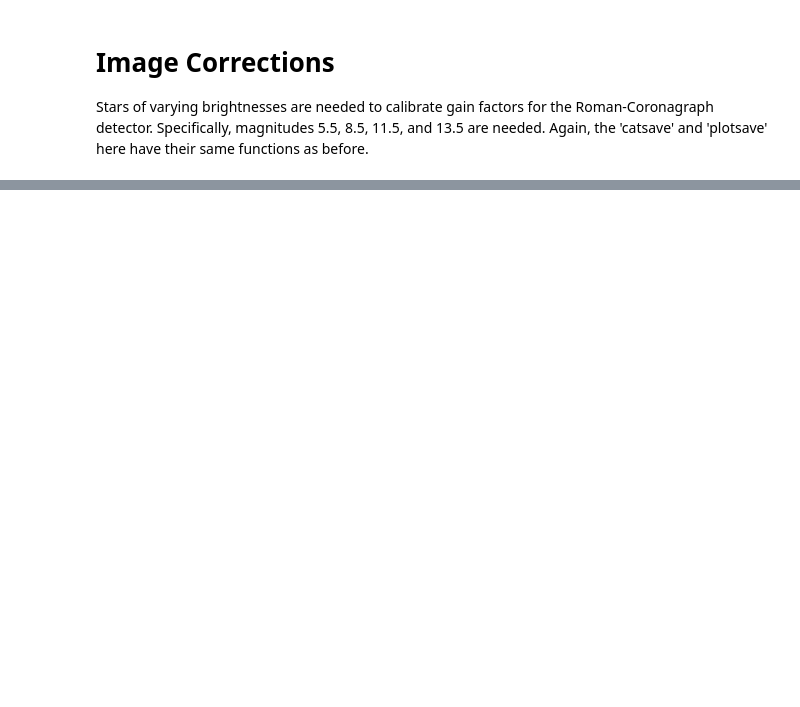
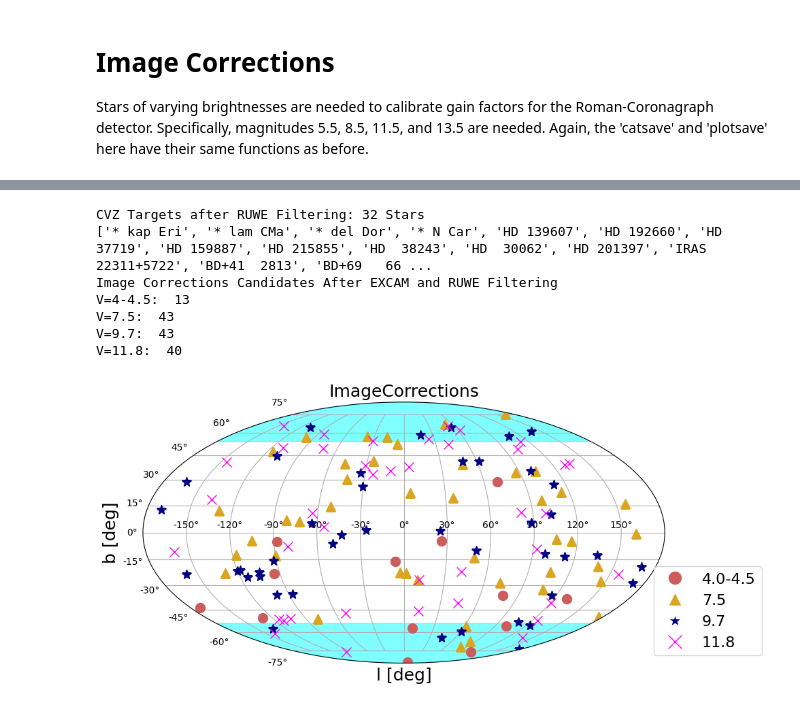
Before and after one commit to jrhom1/CorGI_ObsTools, a Jupyter notebook: Roman_Calibration_Targs.ipynb, the cells around one changed output, grey strips where cells are left out. Drawn from its saved outputs; the diff is of its cells as text; code cells hidden in the pictures; blank space fills up the shorter version.

Commit message:
new tutorial updates and filtering

```diff
--- a/Roman_Calibration_Targs.ipynb
+++ b/Roman_Calibration_Targs.ipynb
@@ -295,0 +457,11 @@ Completed Mag 13.5
+# %%
+plotStandards_Saved('ImageCorrections',plotsave=False)
+# %% [output]
+CVZ Targets after RUWE Filtering: 32 Stars
+['* kap Eri', '* lam CMa', '* del Dor', '* N Car', 'HD 139607', 'HD 192660', 'HD  37719', 'HD 159887', 'HD 215855', 'HD  38243', 'HD  30062', 'HD 201397', 'IRAS 22311+5722', 'BD+41  2813', 'BD+69   66 ...
+Image Corrections Candidates After EXCAM and RUWE Filtering
+V=4-4.5:  13
+V=7.5:  43
+V=9.7:  43
+V=11.8:  40
+[figure, added]
```
Also changed, not shown: parts of 12 cells of this notebook, 1 other file.
